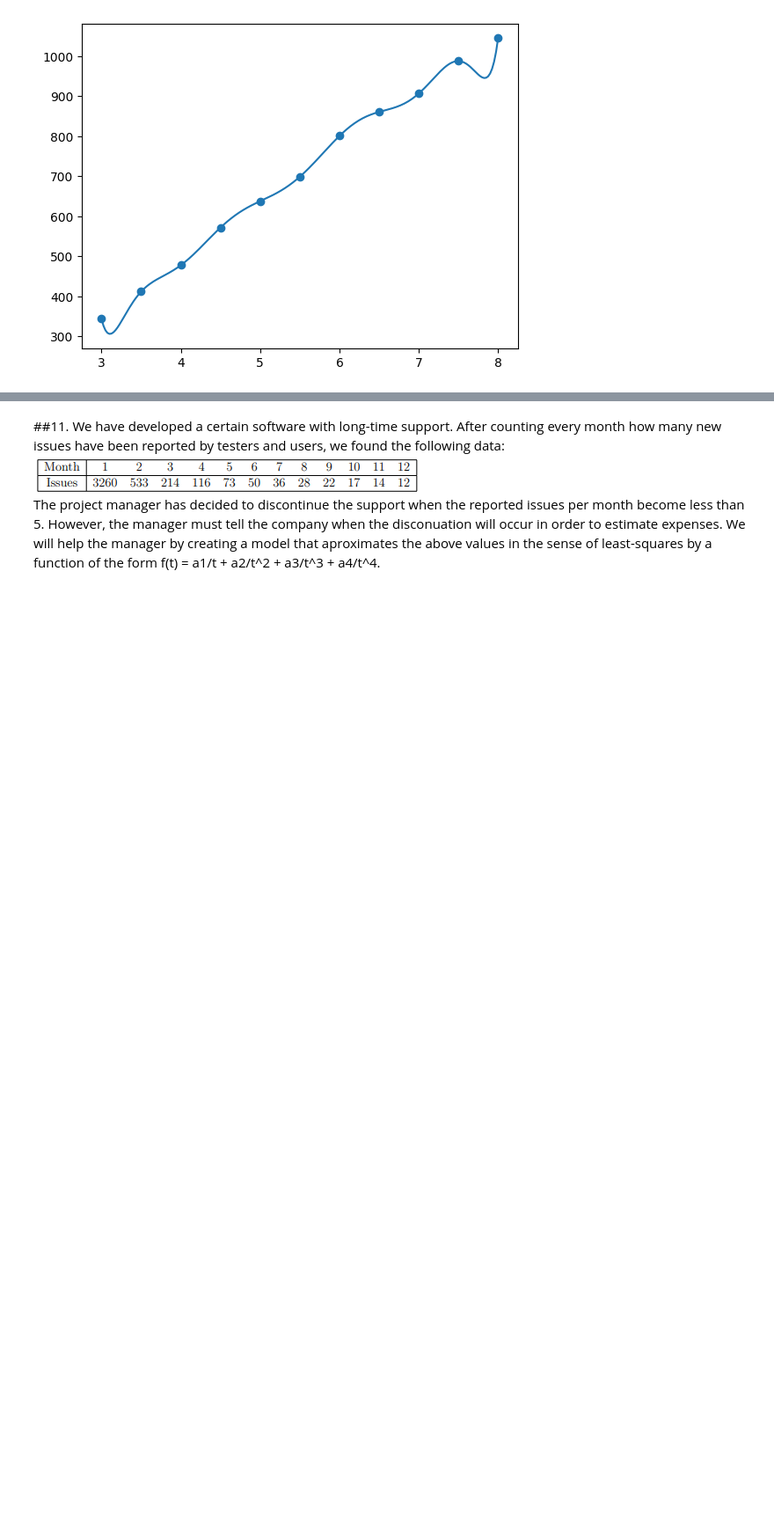
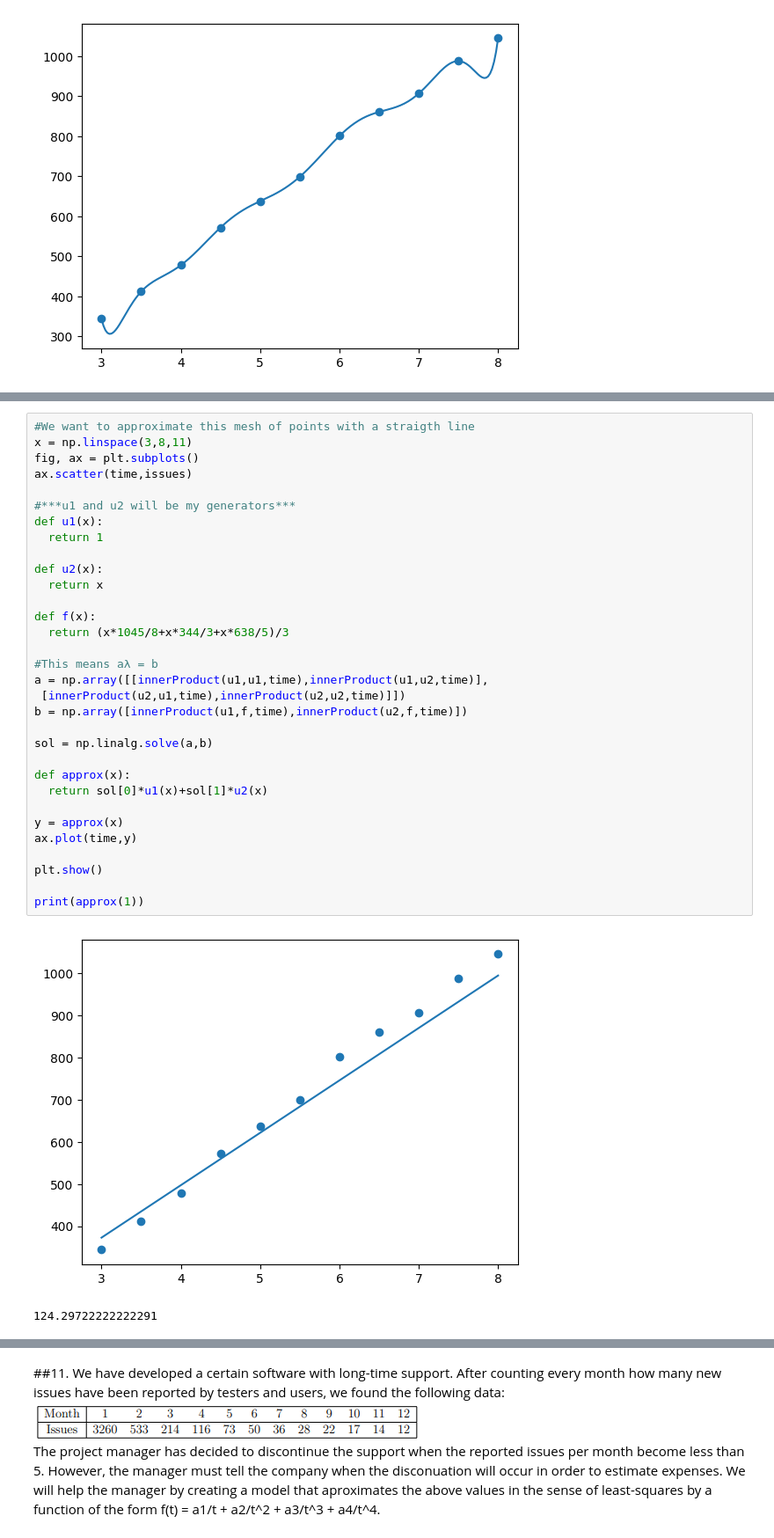
Before and after one commit to jcv00036/amn_p, a Jupyter notebook: Handout_3_Juan_Carrasco_Vico.ipynb, the cells around one changed output, grey strips where cells are left out. Shown at 88% size. Cells and saved outputs as stored; diff of their text form; blank space fills up the shorter version.

```diff
--- a/Handout_3_Juan_Carrasco_Vico.ipynb
+++ b/Handout_3_Juan_Carrasco_Vico.ipynb
@@ -1012,0 +1051,35 @@ plt.show()
+# %%
+#We want to approximate this mesh of points with a straigth line
+x = np.linspace(3,8,11)
+fig, ax = plt.subplots()
+ax.scatter(time,issues)
+
+#***u1 and u2 will be my generators***
+def u1(x):
+  return 1
+
+def u2(x):
+  return x
+
+def f(x):
+  return (x*1045/8+x*344/3+x*638/5)/3
+
+#This means aλ = b
+a = np.array([[innerProduct(u1,u1,time),innerProduct(u1,u2,time)],
+ [innerProduct(u2,u1,time),innerProduct(u2,u2,time)]])
+b = np.array([innerProduct(u1,f,time),innerProduct(u2,f,time)])
+
+sol = np.linalg.solve(a,b)
+
+def approx(x):
+  return sol[0]*u1(x)+sol[1]*u2(x)
+
+y = approx(x)
+ax.plot(time,y)
+
+plt.show()
+
+print(approx(1))
+# %% [output]
+[figure, added]
+124.29722222222291
```
Also changed, not shown: parts of 9 cells of this notebook.
